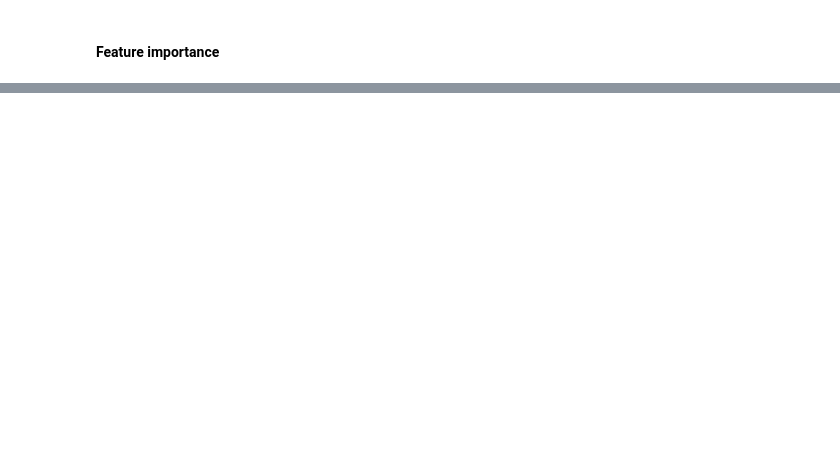
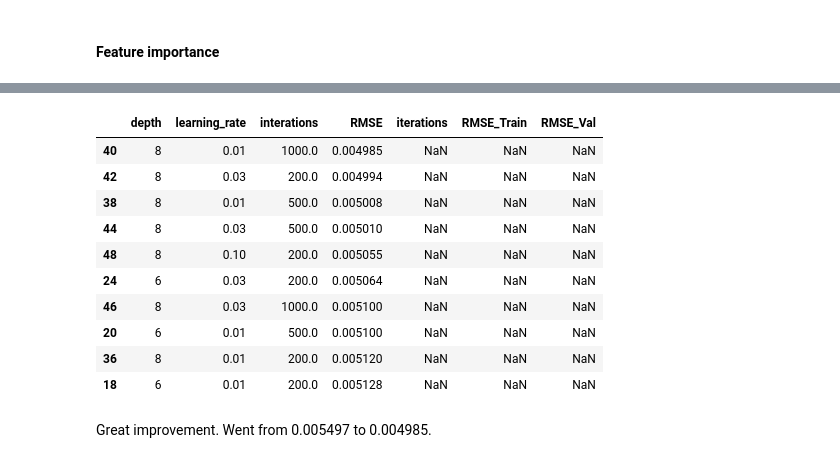
Before and after one commit to Noha-Jung3/Market-Volatility-Prediction, a Jupyter notebook: 04_ML_Models.ipynb, the cells around one changed output, grey strips where cells are left out. Cells and saved outputs as stored; diff of their text form; code cells hidden in the pictures; blank space fills up the shorter version.

Commit message:
Hyperparameter tuning

```diff
--- a/04_ML_Models.ipynb
+++ b/04_ML_Models.ipynb
@@ -296,0 +406,55 @@ We see that LightGBM and CatBoost overfit somewhat, however they still do genera
+# %%
+depths = [4,6,8]
+learning_rates = [0.01, 0.03, 0.1]
+interations_list = [200, 500, 1000]
+tuning_results = []
+# %%
+from itertools import product
+
+for depth, lr, iters in product(depths, learning_rates, interations_list):
+    model = CatBoostRegressor(depth=depth, learning_rate=lr, iterations=iters, verbose=False, random_state=42)
+    model.fit(X_train, y_train)
+    preds = model.predict(X_val)
+    rmse = root_mean_squared_error(y_val, preds)
+    tuning_results.append({"depth": depth, "learning_rate": lr, "interations": iters, "RMSE": rmse})
+
+    val_preds = model.predict(X_val)
+    train_preds = model.predict(X_train)
+
+    rmse_val = root_mean_squared_error(
+        y_val,
+        val_preds
+    )
+
+    rmse_train = root_mean_squared_error(
+        y_train,
+        train_preds
+    )
+
+    tuning_results.append({
+        "depth": depth,
+        "learning_rate": lr,
+        "iterations": iters,
+        "RMSE_Train": rmse_train,
+        "RMSE_Val": rmse_val
+    })
+
+tuning_results = pd.DataFrame(tuning_results)
+# %%
+tuning_results.sort_values(
+    "RMSE"
+).head(10) #lower is better
+# %% [output]
+|  | depth | learning_rate | interations | RMSE | iterations | RMSE_Train | RMSE_Val |
+| 40 | 8 | 0.01 | 1000.0 | 0.004985 | NaN | NaN | NaN |
+| 42 | 8 | 0.03 | 200.0 | 0.004994 | NaN | NaN | NaN |
+| 38 | 8 | 0.01 | 500.0 | 0.005008 | NaN | NaN | NaN |
+| 44 | 8 | 0.03 | 500.0 | 0.005010 | NaN | NaN | NaN |
+| 48 | 8 | 0.10 | 200.0 | 0.005055 | NaN | NaN | NaN |
+| 24 | 6 | 0.03 | 200.0 | 0.005064 | NaN | NaN | NaN |
+| 46 | 8 | 0.03 | 1000.0 | 0.005100 | NaN | NaN | NaN |
+| 20 | 6 | 0.01 | 500.0 | 0.005100 | NaN | NaN | NaN |
+| 36 | 8 | 0.01 | 200.0 | 0.005120 | NaN | NaN | NaN |
+| 18 | 6 | 0.01 | 200.0 | 0.005128 | NaN | NaN | NaN |
+# %% [markdown]
+Great improvement. Went from 0.005497 to 0.004985.
```
Also changed, not shown: parts of 17 cells of this notebook, 4 other files.
